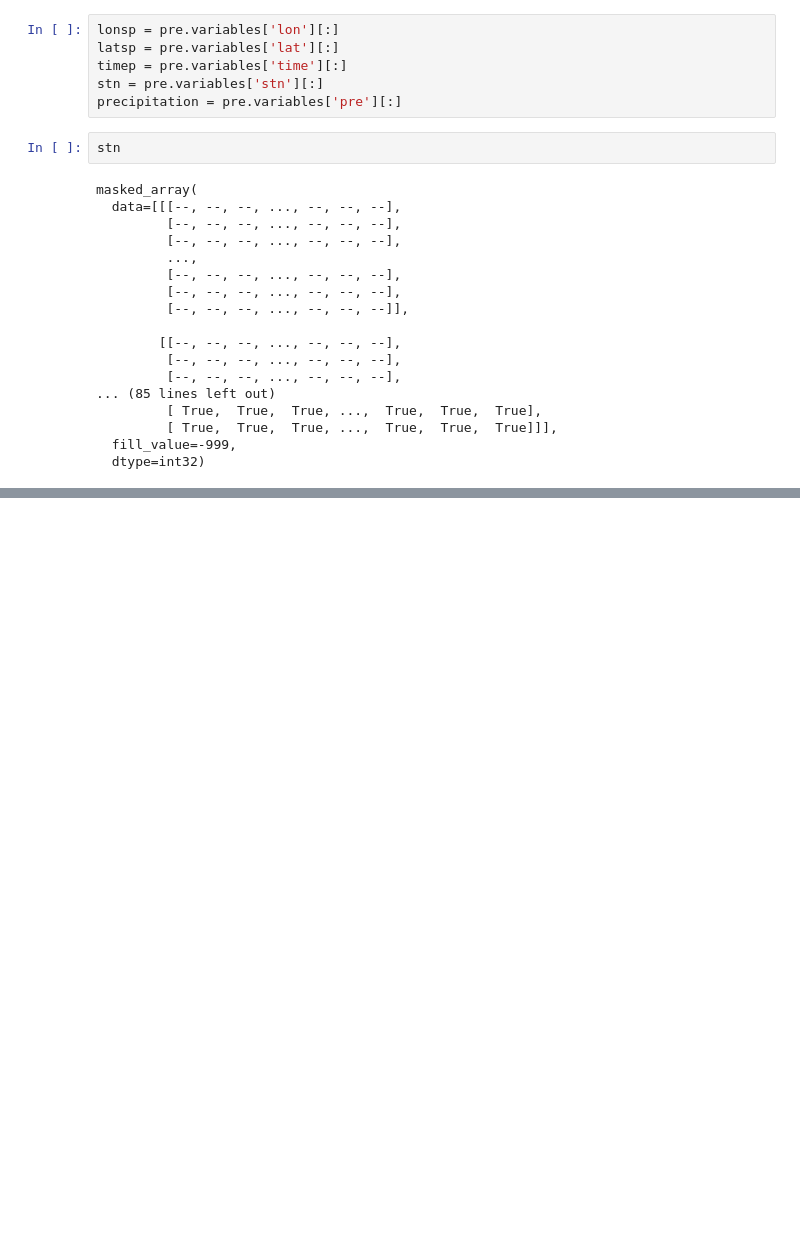
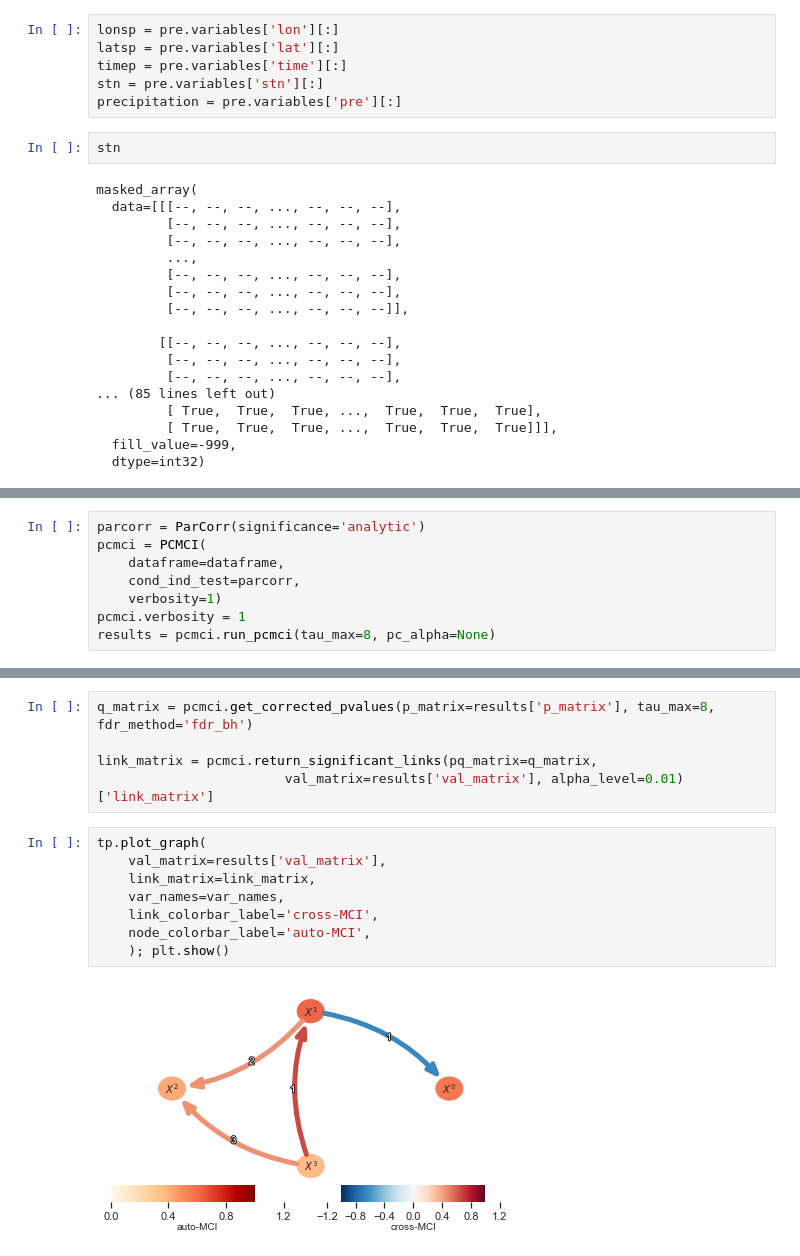
Before and after one commit to dafnep/ML-Climate-Final-Project-Template, a Jupyter notebook: src/data.ipynb, the cells around one changed output, grey strips where cells are left out. Saved outputs shown, nothing was run; the diff lists cells and outputs as text; blank space fills up the shorter version.

```diff
--- a/src/data.ipynb
+++ b/src/data.ipynb
@@ -187,0 +235,8 @@ masked_array(
+# %%
+parcorr = ParCorr(significance='analytic')
+pcmci = PCMCI(
+    dataframe=dataframe,
+    cond_ind_test=parcorr,
+    verbosity=1)
+pcmci.verbosity = 1
+results = pcmci.run_pcmci(tau_max=8, pc_alpha=None)
@@ -187,0 +261,15 @@ masked_array(
+# %%
+q_matrix = pcmci.get_corrected_pvalues(p_matrix=results['p_matrix'], tau_max=8, fdr_method='fdr_bh')
+
+link_matrix = pcmci.return_significant_links(pq_matrix=q_matrix,
+                        val_matrix=results['val_matrix'], alpha_level=0.01)['link_matrix']
+# %%
+tp.plot_graph(
+    val_matrix=results['val_matrix'],
+    link_matrix=link_matrix,
+    var_names=var_names,
+    link_colorbar_label='cross-MCI',
+    node_colorbar_label='auto-MCI',
+    ); plt.show()
+# %% [output]
+[figure, added]
```
Also changed, not shown: parts of 9 cells of this notebook, 10 other files.
